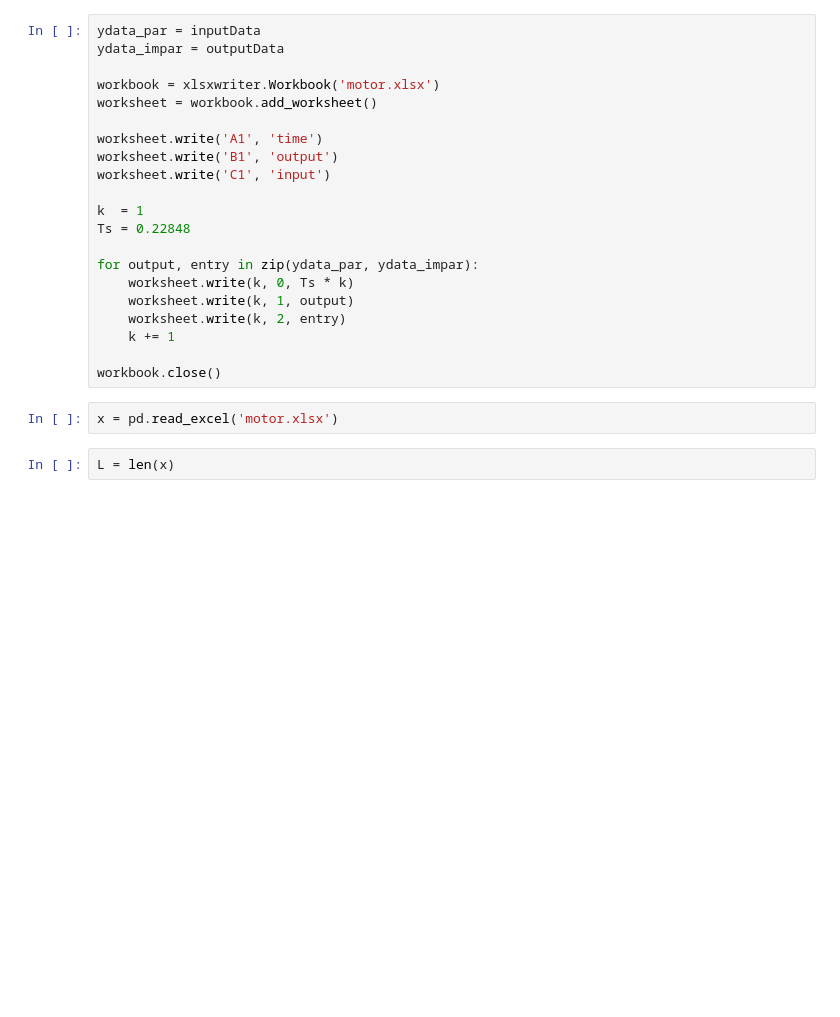
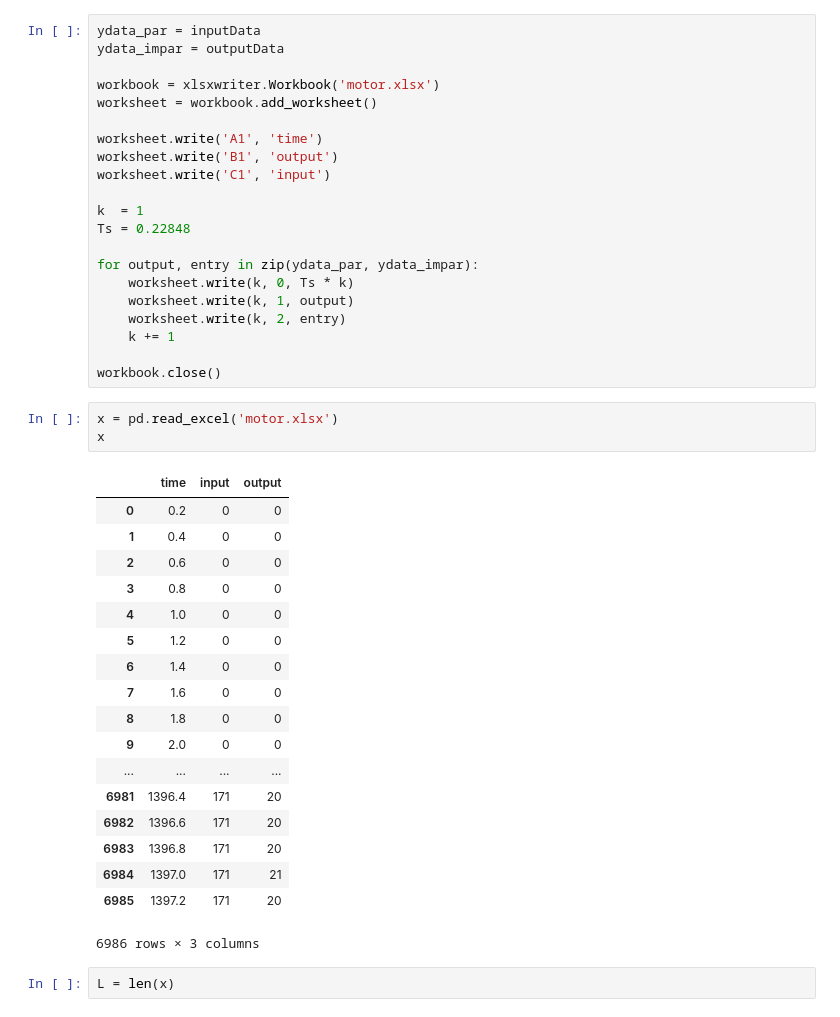
Before and after one commit to nojair/finaltry, a Jupyter notebook: Tesis.ipynb, the cells around one changed output. Saved outputs shown, nothing was run; the diff lists cells and outputs as text; blank space fills up the shorter version.

```diff
--- a/Tesis.ipynb
+++ b/Tesis.ipynb
@@ -114,6 +114,26 @@ for output, entry in zip(ydata_par, ydata_impar):
 workbook.close()
 # %%
 x = pd.read_excel('motor.xlsx')
+x
+# %% [output]
+|  | time | input | output |
+| 0 | 0.2 | 0 | 0 |
+| 1 | 0.4 | 0 | 0 |
+| 2 | 0.6 | 0 | 0 |
+| 3 | 0.8 | 0 | 0 |
+| 4 | 1.0 | 0 | 0 |
+| 5 | 1.2 | 0 | 0 |
+| 6 | 1.4 | 0 | 0 |
+| 7 | 1.6 | 0 | 0 |
+| 8 | 1.8 | 0 | 0 |
+| 9 | 2.0 | 0 | 0 |
+| ... | ... | ... | ... |
+| 6981 | 1396.4 | 171 | 20 |
+| 6982 | 1396.6 | 171 | 20 |
+| 6983 | 1396.8 | 171 | 20 |
+| 6984 | 1397.0 | 171 | 21 |
+| 6985 | 1397.2 | 171 | 20 |
+6986 rows × 3 columns
 # %%
 L = len(x)
 # %%
```
Also changed, not shown: parts of 2 cells of this notebook, 1 other file.
